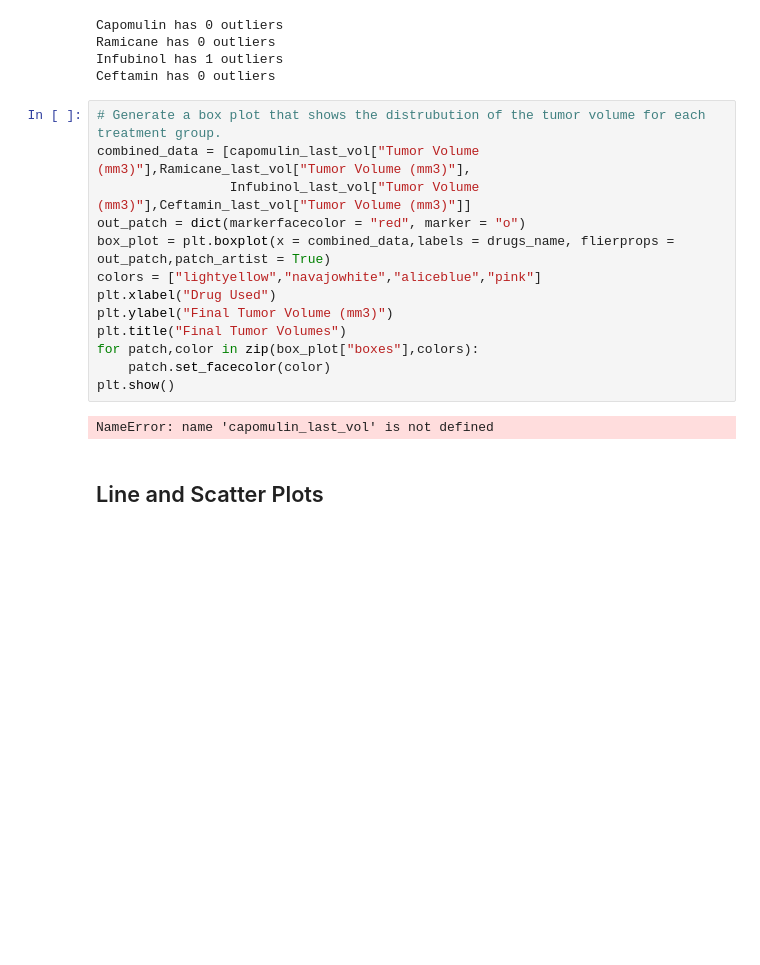
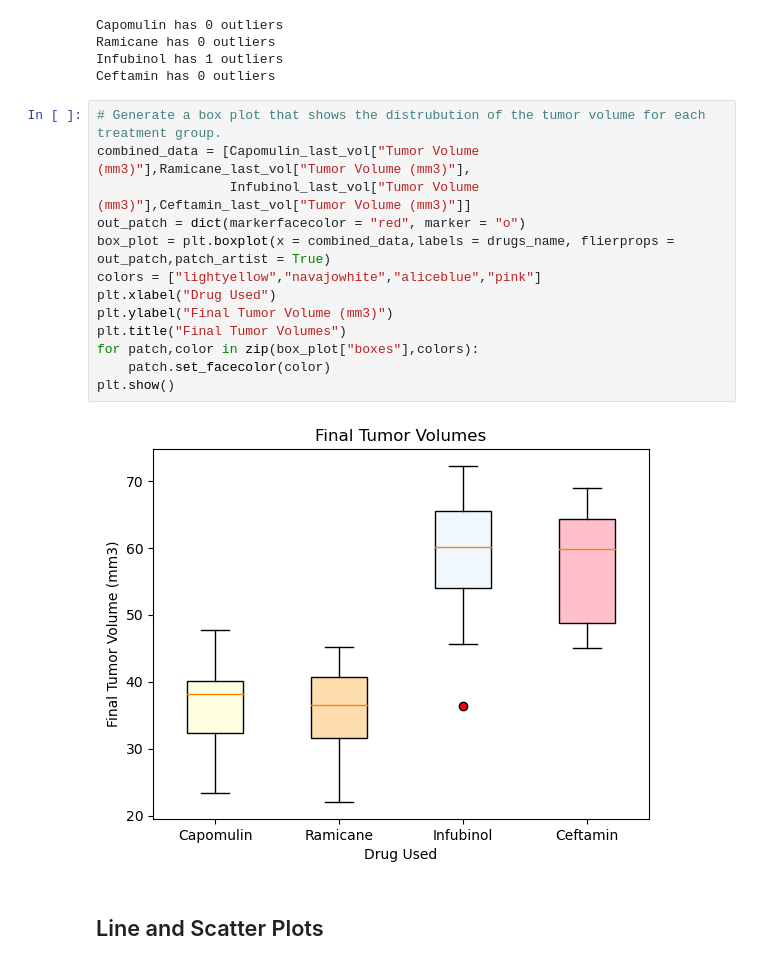
Before and after one commit to RimpleDabas/Matplot-lib-challenge, a Jupyter notebook: pymaceuticals_starter.ipynb, the cells around one changed output. Saved outputs shown, nothing was run; the diff lists cells and outputs as text; blank space fills up the shorter version.

```diff
--- a/pymaceuticals_starter.ipynb
+++ b/pymaceuticals_starter.ipynb
@@ -238,19 +238,19 @@ Infubinol has 1 outliers
 Ceftamin has 0 outliers
 # %%
 # Generate a box plot that shows the distrubution of the tumor volume for each treatment group.
-combined_data = [capomulin_last_vol["Tumor Volume (mm3)"],Ramicane_last_vol["Tumor Volume (mm3)"],
+combined_data = [Capomulin_last_vol["Tumor Volume (mm3)"],Ramicane_last_vol["Tumor Volume (mm3)"],
                  Infubinol_last_vol["Tumor Volume (mm3)"],Ceftamin_last_vol["Tumor Volume (mm3)"]]
 out_patch = dict(markerfacecolor = "red", marker = "o")
 box_plot = plt.boxplot(x = combined_data,labels = drugs_name, flierprops = out_patch,patch_artist = True)
 colors = ["lightyellow","navajowhite","aliceblue","pink"]
 plt.xlabel("Drug Used")
 plt.ylabel("Final Tumor Volume (mm3)")
 plt.title("Final Tumor Volumes")
 for patch,color in zip(box_plot["boxes"],colors):
     patch.set_facecolor(color)
 plt.show()
 # %% [output]
-NameError: name 'capomulin_last_vol' is not defined
+[figure, added]
 # %% [markdown]
 ## Line and Scatter Plots
 # %%
```
Also changed, not shown: parts of 3 cells of this notebook.
